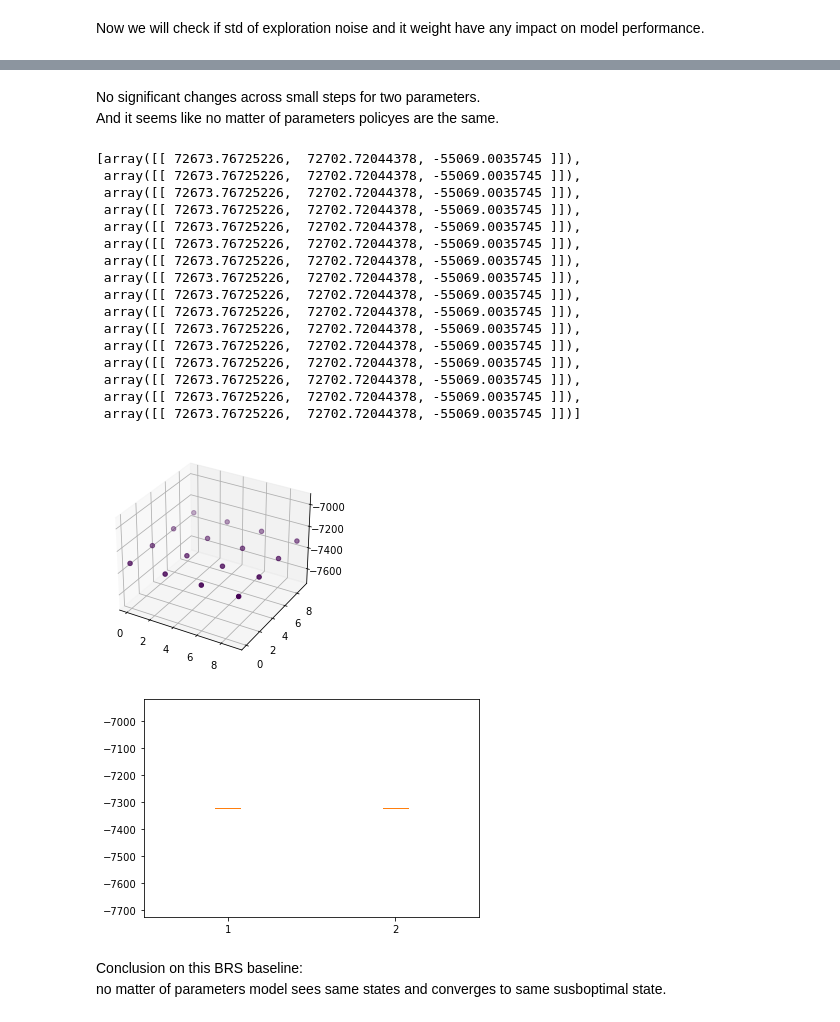
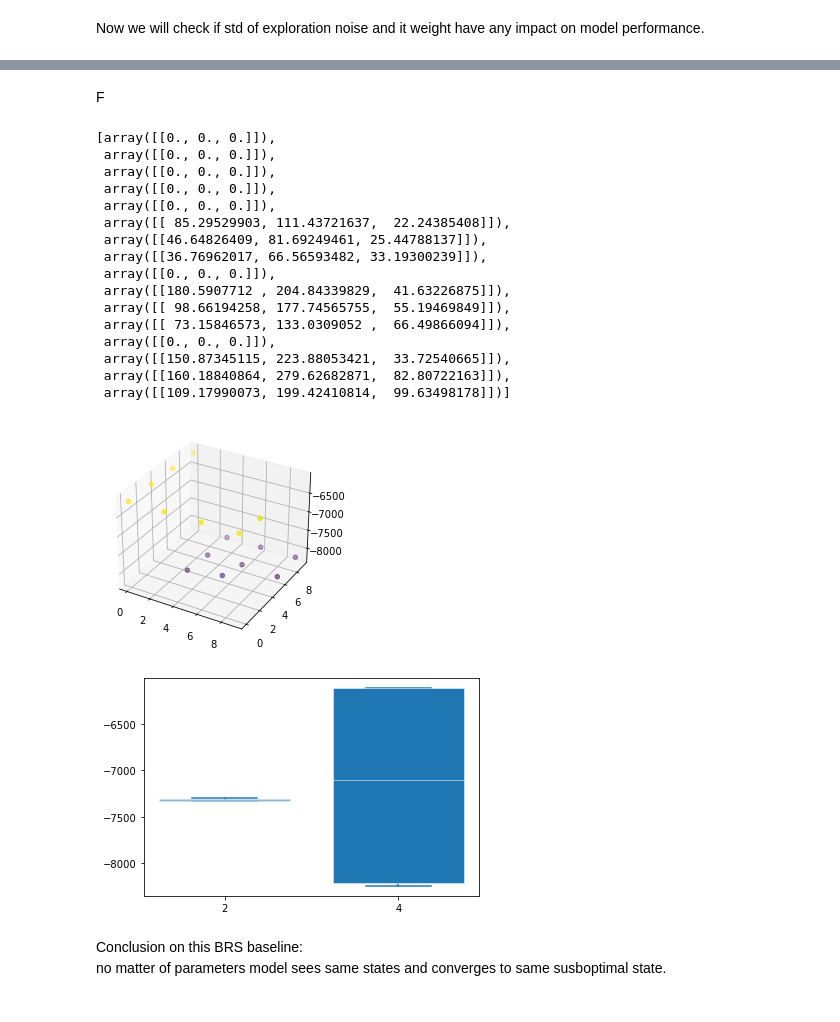
Before and after one commit to ivanvoid/ARS_RL, a Jupyter notebook: ARS.ipynb, the cells around one changed output, grey strips where cells are left out. Drawn from its saved outputs; the diff is of its cells as text; code cells hidden in the pictures.

Commit message:
Base model fix evaluation

```diff
--- a/ARS.ipynb
+++ b/ARS.ipynb
@@ -88,7 +88,10 @@ class BaseRandomSearch:
     def learn(self):
         update = np.zeros_like(self.policy.M)
         for step in self.buffer:
-            update += ((step[-2] - step[-1]) * step[-3]) / self.v
+            if self.v == 0:
+                update = 0
+            else:
+                update += ((step[-2] - step[-1]) * step[-3]) / self.v
 
         self.policy.M = self.policy.M + update
 
@@ -152,8 +155,8 @@ def evaluate(env, model, SEED=SEED, EVAL_STEPS=EVAL_STEPS):
 # %% [markdown]
 Now we will check if std of exploration noise and it weight have any impact on model performance.
 # %%
-STD_RANGE = (0, 1, 3e-1)
-V_RANGE = (0, 1, 3e-1)
+STD_RANGE = (1e-3, 1, 3e-1)
+V_RANGE = (1e-3, 1, 3e-1)
 
 env = gym.make('Pendulum-v1', g=9.82)
 n_action = 1
@@ -163,7 +166,7 @@ monitor_sml = []
 saved_polices = []
 for std in tqdm(np.arange(*STD_RANGE)):
     for v in np.arange(*V_RANGE):
-        model = BaseRandomSearch(n_state, n_action, std=STD, v=V)
+        model = BaseRandomSearch(n_state, n_action, std=std, v=v)
 
         trained_model = train(env, model, std, v)
         score = evaluate(env, trained_model)
@@ -187,6 +202,5 @@ saved_polices
 # %% [markdown]
-No significant changes across small steps for two parameters.
-And it seems like no matter of parameters policyes are the same.
+F
 # %%
 STD_RANGE = (0, 10, 3)
 V_RANGE = (0, 10, 3)
@@ -200,7 +214,7 @@ saved_polices = []
 for std in tqdm(np.arange(*STD_RANGE)):
     for v in np.arange(*V_RANGE):
 
-        model = BaseRandomSearch(n_state, n_action, std=STD, v=V)
+        model = BaseRandomSearch(n_state, n_action, std=std, v=v)
 
         trained_model = train(env, model, std, v)
         score = evaluate(env, trained_model)
@@ -210,44 +224,41 @@ monitor_big = np.array(monitor_big)
 # %%
 saved_polices
 # %% [output]
-[array([[ 72673.76725226,  72702.72044378, -55069.0035745 ]]),
- array([[ 72673.76725226,  72702.72044378, -55069.0035745 ]]),
- array([[ 72673.76725226,  72702.72044378, -55069.0035745 ]]),
- array([[ 72673.76725226,  72702.72044378, -55069.0035745 ]]),
- array([[ 72673.76725226,  72702.72044378, -55069.0035745 ]]),
- array([[ 72673.76725226,  72702.72044378, -55069.0035745 ]]),
- array([[ 72673.76725226,  72702.72044378, -55069.0035745 ]]),
- array([[ 72673.76725226,  72702.72044378, -55069.0035745 ]]),
- array([[ 72673.76725226,  72702.72044378, -55069.0035745 ]]),
- array([[ 72673.76725226,  72702.72044378, -55069.0035745 ]]),
- array([[ 72673.76725226,  72702.72044378, -55069.0035745 ]]),
- array([[ 72673.76725226,  72702.72044378, -55069.0035745 ]]),
- array([[ 72673.76725226,  72702.72044378, -55069.0035745 ]]),
- array([[ 72673.76725226,  72702.72044378, -55069.0035745 ]]),
- array([[ 72673.76725226,  72702.72044378, -55069.0035745 ]]),
- array([[ 72673.76725226,  72702.72044378, -55069.0035745 ]])]
+[array([[0., 0., 0.]]),
+ array([[0., 0., 0.]]),
+ array([[0., 0., 0.]]),
+ array([[0., 0., 0.]]),
+ array([[0., 0., 0.]]),
+ array([[ 85.29529903, 111.43721637,  22.24385408]]),
+ array([[46.64826409, 81.69249461, 25.44788137]]),
+ array([[36.76962017, 66.56593482, 33.19300239]]),
+ array([[0., 0., 0.]]),
+ array([[180.5907712 , 204.84339829,  41.63226875]]),
+ array([[ 98.66194258, 177.74565755,  55.19469849]]),
+ array([[ 73.15846573, 133.0309052 ,  66.49866094]]),
+ array([[0., 0., 0.]]),
+ array([[150.87345115, 223.88053421,  33.72540665]]),
+ array([[160.18840864, 279.62682871,  82.80722163]]),
+ array([[109.17990073, 199.42410814,  99.63498178]])]
 # %%
 fig = plt.figure()
 ax = plt.axes(projection='3d')
 ax.scatter3D(monitor_big[:,0], monitor_big[:,1], monitor_big[:,2], c=monitor_big[:,2], cmap='viridis')
 plt.show()
 # %% [output]
-[figure, old version]
+[figure, new version]
 # %%
 fig, ax = plt.subplots()
-VP = ax.boxplot([monitor_sml[:,2], monitor_big[:,2]])
-                #positions=[2, 4], widths=1.5, patch_artist=True,
-                #showmeans=False, showfliers=False,
-                #medianprops={"color": "white", "linewidth": 0.5},
-                #boxprops={"facecolor": "C0", "edgecolor": "white",
-                #          "linewidth": 0.5},
-                #whiskerprops={"color": "C0", "linewidth": 1.5},
-                #capprops={"color": "C0", "linewidth": 1.5})
-
-#ax.set(xlim=(0, 8), xticks=np.arange(1, 8),
-#       ylim=(0, 8), yticks=np.arange(1, 8))
+D = [monitor_sml[:,2], monitor_big[:,2]]
+VP = ax.boxplot(D, positions=[2, 4], widths=1.5, patch_artist=True,
+                showmeans=False, showfliers=False,
+                medianprops={"color": "white", "linewidth": 0.5},
+                boxprops={"facecolor": "C0", "edgecolor": "white",
+                          "linewidth": 0.5},
+                whiskerprops={"color": "C0", "linewidth": 1.5},
+                capprops={"color": "C0", "linewidth": 1.5})
 # %% [output]
-[figure, old version]
+[figure, new version]
 # %% [markdown]
 Conclusion on this BRS baseline:
 no matter of parameters model sees same states and converges to same susboptimal state.
```
Also changed, not shown: parts of 2 cells of this notebook.
